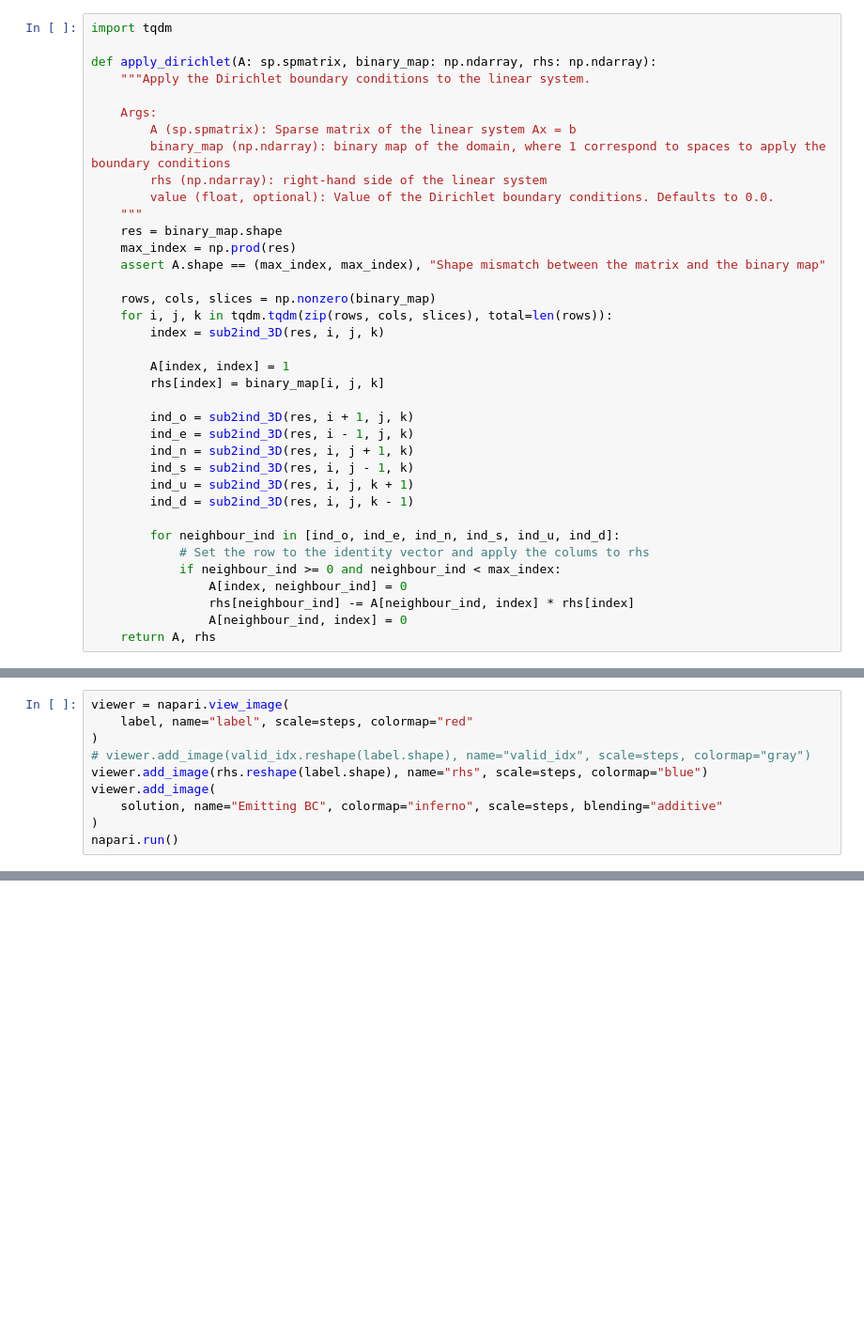
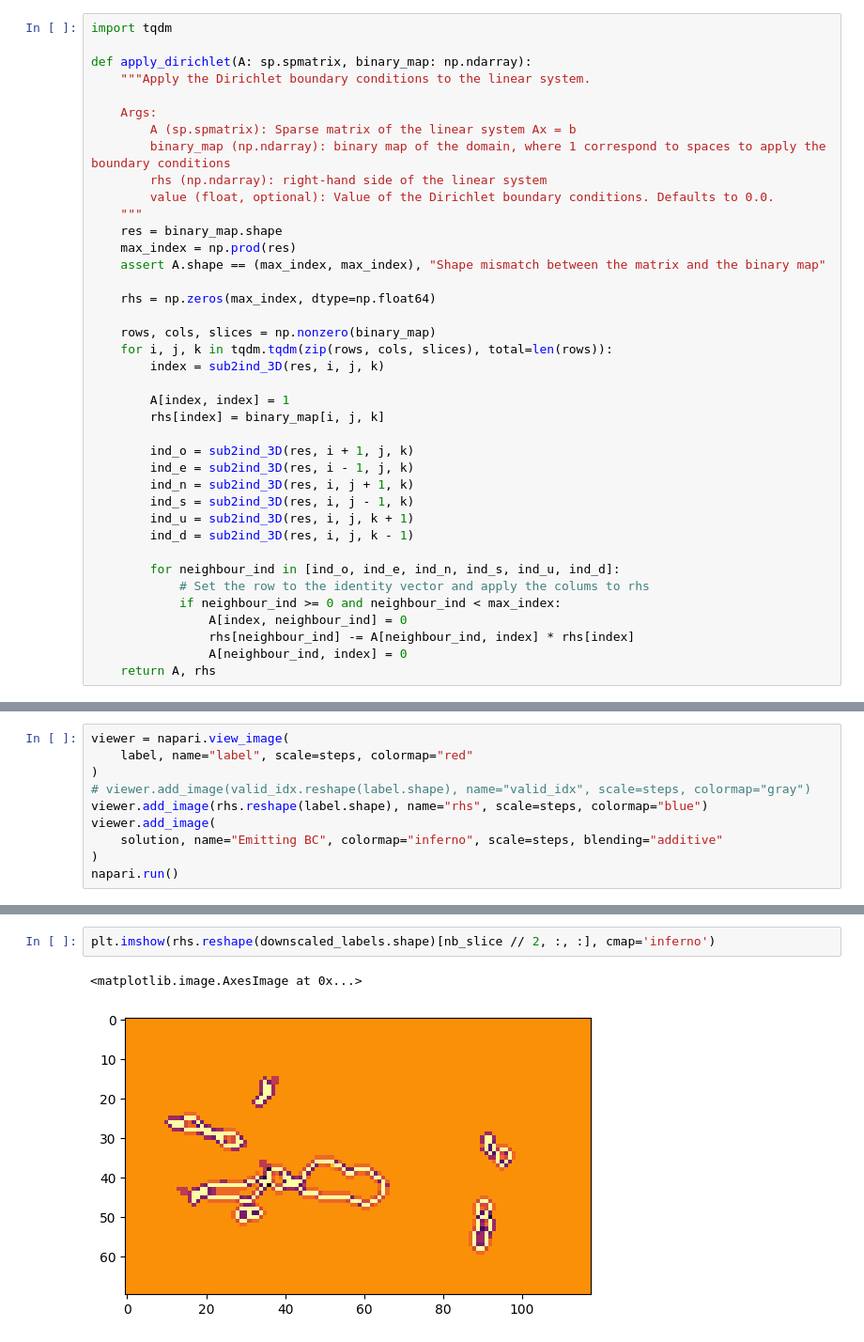
Before and after one commit to rcremese/napari-potential-field-navigation, a Jupyter notebook: lung.ipynb, the cells around one changed output, grey strips where cells are left out. Shown at 94% size. Drawn from its saved outputs; the diff is of its cells as text; blank space fills up the shorter version.

```diff
--- a/lung.ipynb
+++ b/lung.ipynb
@@ -244,7 +244,7 @@ Laplacian matrix creation: 4.05 seconds
 # %%
 import tqdm
 
-def apply_dirichlet(A: sp.spmatrix, binary_map: np.ndarray, rhs: np.ndarray):
+def apply_dirichlet(A: sp.spmatrix, binary_map: np.ndarray):
     """Apply the Dirichlet boundary conditions to the linear system.
 
     Args:
@@ -256,6 +256,8 @@ def apply_dirichlet(A: sp.spmatrix, binary_map: np.ndarray, rhs: np.ndarray):
     res = binary_map.shape
     max_index = np.prod(res)
     assert A.shape == (max_index, max_index), "Shape mismatch between the matrix and the binary map"
+
+    rhs = np.zeros(max_index, dtype=np.float64)
 
     rows, cols, slices = np.nonzero(binary_map)
     for i, j, k in tqdm.tqdm(zip(rows, cols, slices), total=len(rows)):
@@ -375,0 +463,5 @@ ti.Mesh()
+# %%
+plt.imshow(rhs.reshape(downscaled_labels.shape)[nb_slice // 2, :, :], cmap='inferno')
+# %% [output]
+<matplotlib.image.AxesImage at 0x...>
+[figure, added]
```
Also changed, not shown: parts of 16 cells of this notebook, 2 other files.
